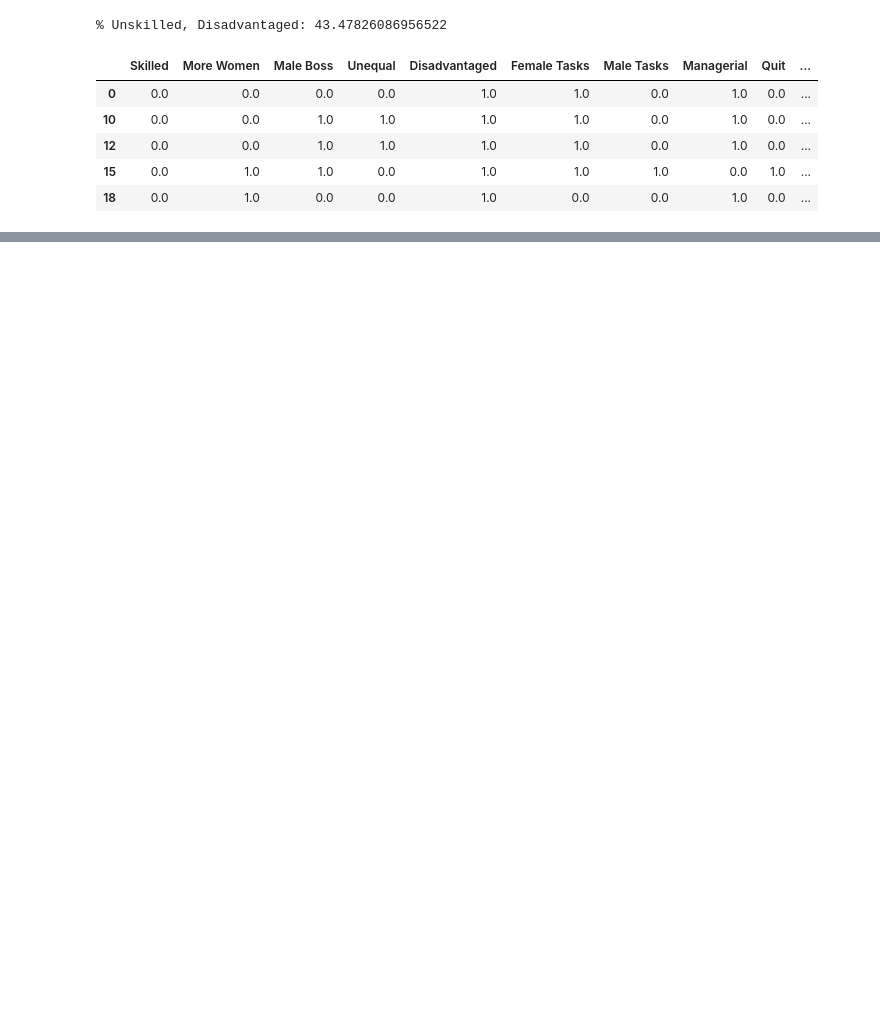
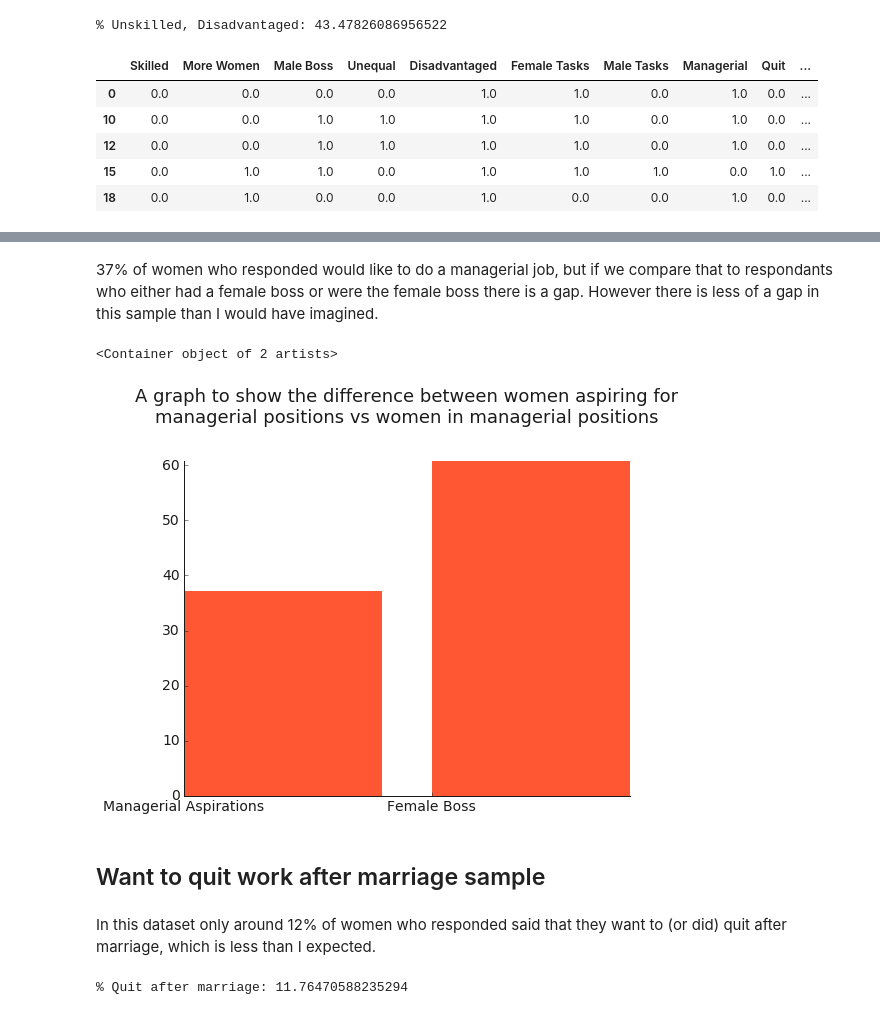
Before and after one commit to jamalmoir/notebook_playground, a Jupyter notebook: gender_equality_japanese_workplace_v2.ipynb, the cells around one changed output, grey strips where cells are left out. Drawn from its saved outputs; the diff is of its cells as text; code cells hidden in the pictures; blank space fills up the shorter version.

```diff
--- a/gender_equality_japanese_workplace_v2.ipynb
+++ b/gender_equality_japanese_workplace_v2.ipynb
@@ -251,0 +352,7 @@ unskilled_disadv.head()
+# %%
+managerial = df[df['Managerial'] == 1]
+total_managerial = len(managerial)
+
+print('% Managerial: {0}'.format(percentage(total_managerial, total)))
+
+df.head()
@@ -251,0 +367,27 @@ unskilled_disadv.head()
+# %% [markdown]
+37% of women who responded would like to do a managerial job, but if we compare that to respondants who either had a female boss or were the female boss there is a gap. However there is less of a gap in this sample than I would have imagined.
+# %%
+female_boss = df[df['Male Boss'] == 0]
+total_female_boss = len(male_boss)
+
+y = [percentage(total_managerial, total), percentage(total_female_boss, total)]
+x = [0, 1]
+x_ticks = ['Managerial Aspirations', 'Female Boss']
+y_ticks = range(0, 100, 10)
+title = 'A graph to show the difference between women aspiring for managerial positions vs women in managerial positions'
+
+draw_barchart(x, y, x_ticks, y_ticks, title)
+# %% [output]
+<Container object of 2 artists>
+[figure, added]
+# %% [markdown]
+## Want to quit work after marriage sample
+# %% [markdown]
+In this dataset only around 12% of women who responded said that they want to (or did) quit after marriage, which is less than I expected.
+# %%
+quit = df[df['Quit'] == 1]
+total_quit = len(quit)
+
+print('% Quit after marriage: {0}'.format(percentage(total_quit, total)))
+# %% [output]
+% Quit after marriage: 11.76470588235294
```
Also changed, not shown: parts of 38 cells of this notebook.
